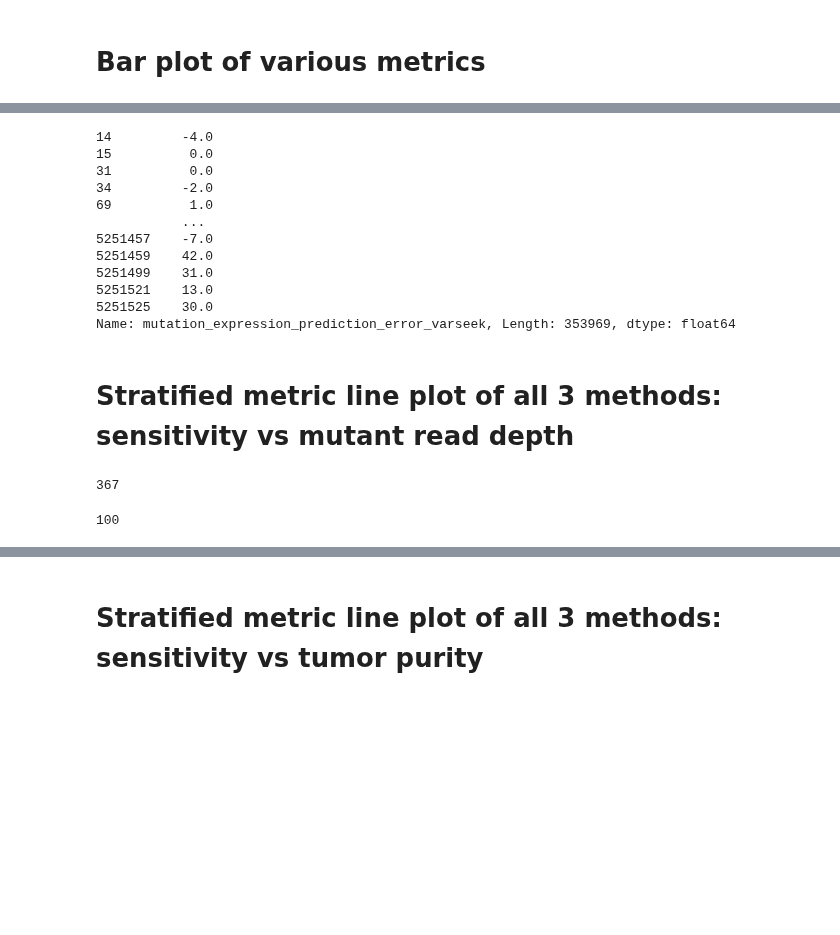
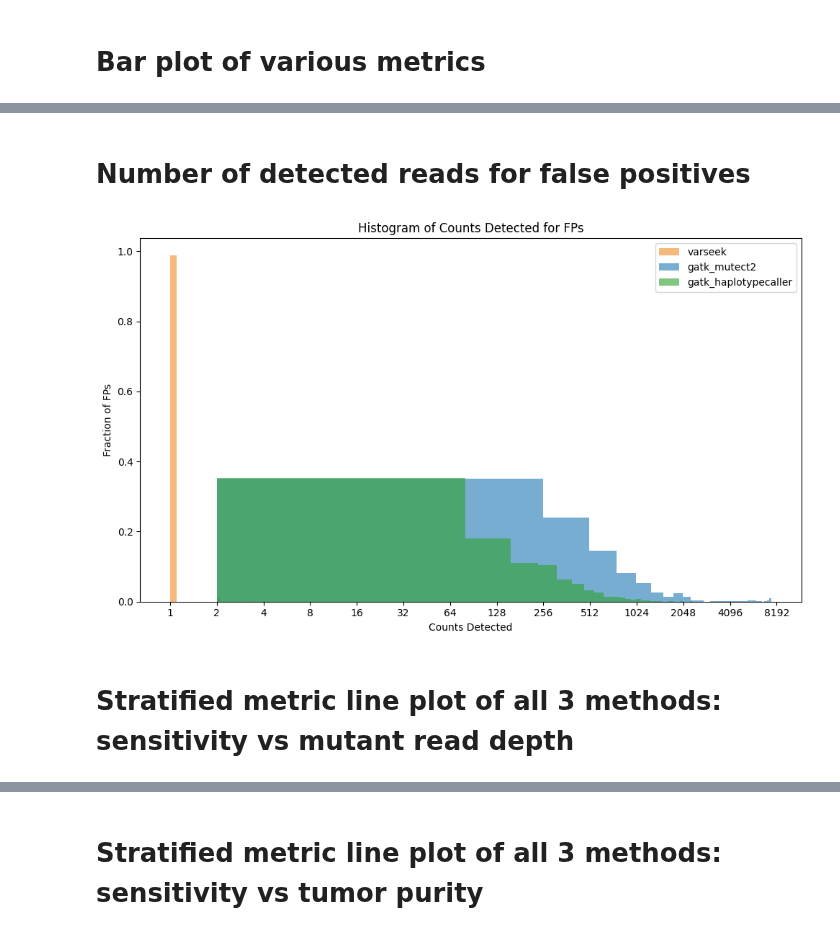
Before and after one commit to pachterlab/varseek, a Jupyter notebook: notebooks/Fig2.ipynb, the cells around one changed output, grey strips where cells are left out. Cells and saved outputs as stored; diff of their text form; code cells hidden in the pictures; blank space fills up the shorter version.

```diff
--- a/notebooks/Fig2.ipynb
+++ b/notebooks/Fig2.ipynb
@@ -257,17 +127,8 @@ plot_overall_metrics(metric_dict_collection, primary_metrics = "mean_magnitude_e
-# %%
-unique_mcrs_df.loc[unique_mcrs_df['number_of_reads_mutant'] > 0, 'mutation_expression_prediction_error_varseek']
-# %% [output]
-14         -4.0
-15          0.0
-31          0.0
-34         -2.0
-69          1.0
-           ...
-5251457    -7.0
-5251459    42.0
-5251499    31.0
-5251521    13.0
-5251525    30.0
-Name: mutation_expression_prediction_error_varseek, Length: 353969, dtype: float64
+# %% [markdown]
+# Number of detected reads for false positives
+# %%
+plot_frequency_histogram(unique_mcrs_df, 'DP', tools, fraction=True, output_file = f"{fig2_output_dir}/DP_histogram.pdf")
+# %% [output]
+[figure, added]
 # %% [markdown]
 # Stratified metric line plot of all 3 methods: sensitivity vs mutant read depth
@@ -279,4 +134,0 @@ from varseek.utils.visualization_utils import create_stratified_metric_line_plot
-# %%
-len(unique_mcrs_df.loc[unique_mcrs_df['number_of_reads_mutant'] > 64])
-# %% [output]
-367
@@ -310,4 +134,0 @@ from varseek.utils.visualization_utils import create_stratified_metric_line_plot
-# %%
-len(unique_mcrs_df.loc[unique_mcrs_df['number_of_reads_mutant'] > 64])
-# %% [output]
-100
```
Also changed, not shown: parts of 28 cells of this notebook, 7 other files.
